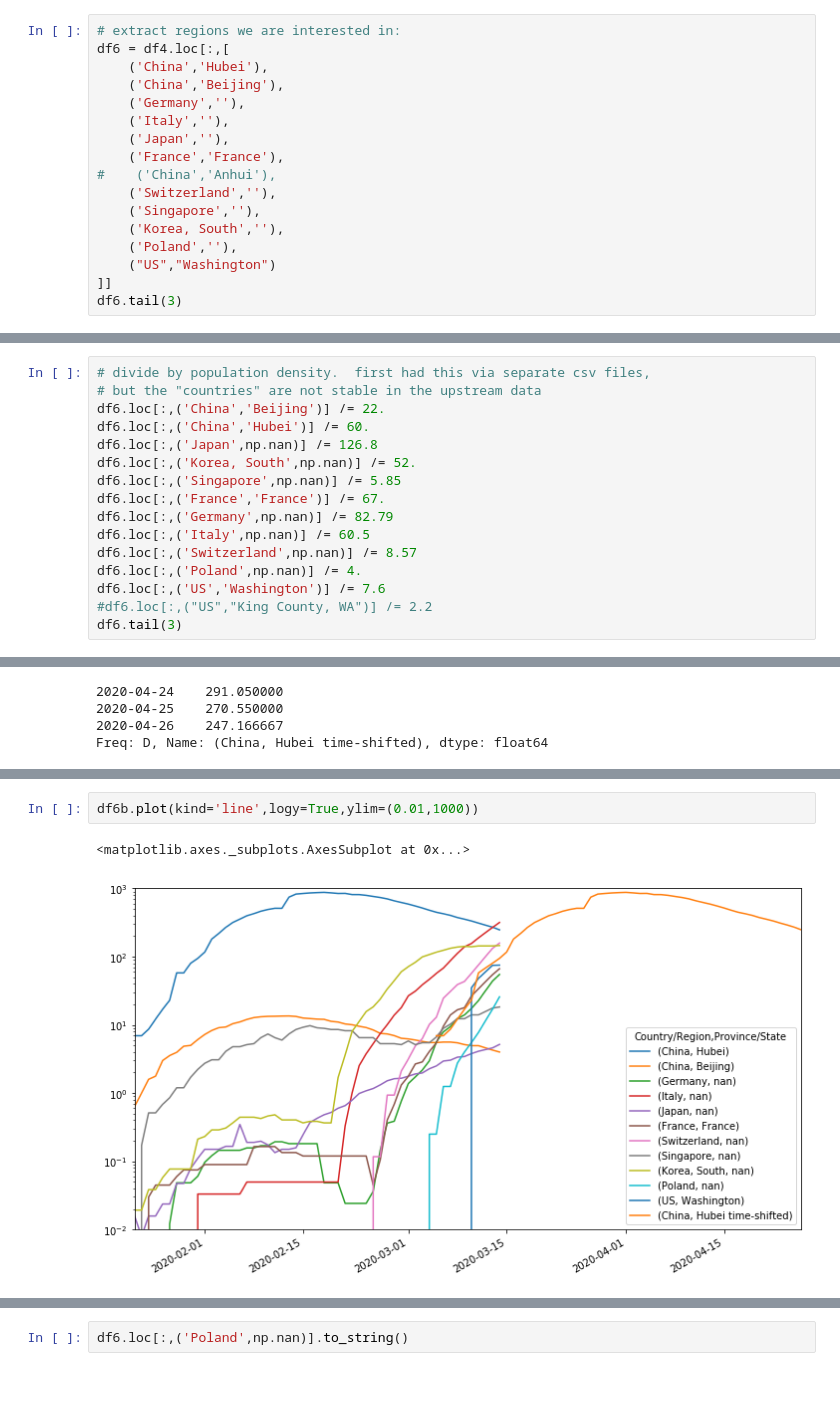
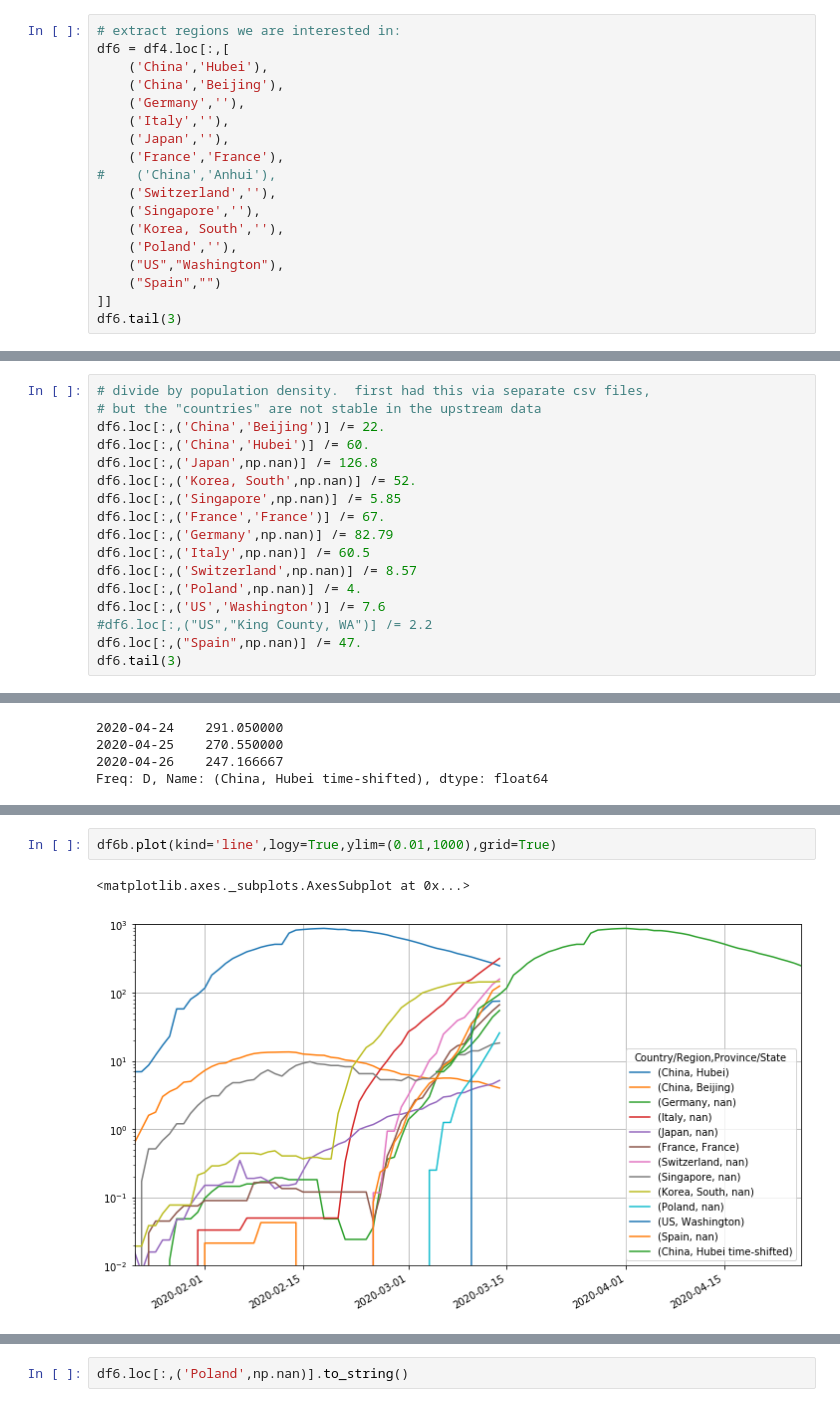
Before and after one commit to matsim-vsp/COVID-19, a Jupyter notebook: csse_covid_19_data/csse_covid_19_time_series/Untitled.ipynb, the cells around one changed output, grey strips where cells are left out. Drawn from its saved outputs; the diff is of its cells as text.

```diff
--- a/csse_covid_19_data/csse_covid_19_time_series/Untitled.ipynb
+++ b/csse_covid_19_data/csse_covid_19_time_series/Untitled.ipynb
@@ -89,7 +89,8 @@ df6 = df4.loc[:,[
     ('Singapore',''),
     ('Korea, South',''),
     ('Poland',''),
-    ("US","Washington")
+    ("US","Washington"),
+    ("Spain","")
 ]]
 df6.tail(3)
 # %% [output]
@@ -113,6 +114,7 @@ df6.loc[:,('Switzerland',np.nan)] /= 8.57
 df6.loc[:,('Poland',np.nan)] /= 4.
 df6.loc[:,('US','Washington')] /= 7.6
 #df6.loc[:,("US","King County, WA")] /= 2.2
+df6.loc[:,("Spain",np.nan)] /= 47.
 df6.tail(3)
 # %% [output]
 | Country/Region | China |  | Germany | Italy | Japan | France | Switzerland | Singapore | Korea, South | ... |
@@ -154,8 +158,8 @@ df6b['Germany'].plot(kind='line',marker="o",markersize=3,linewidth=0,logy=True,y
 # %%
-df6b.plot(kind='line',logy=True,ylim=(0.01,1000))
+df6b.plot(kind='line',logy=True,ylim=(0.01,1000),grid=True)
 # %% [output]
 <matplotlib.axes._subplots.AxesSubplot at 0x...>
-[figure, old version]
+[figure, new version]
 # %%
 df6b.plot(kind='line',ylim=(0.01,1000),xlim=("2020-01-22","2020-04-01"))
 # %% [output]
```
Also changed, not shown: parts of 3 cells of this notebook.
